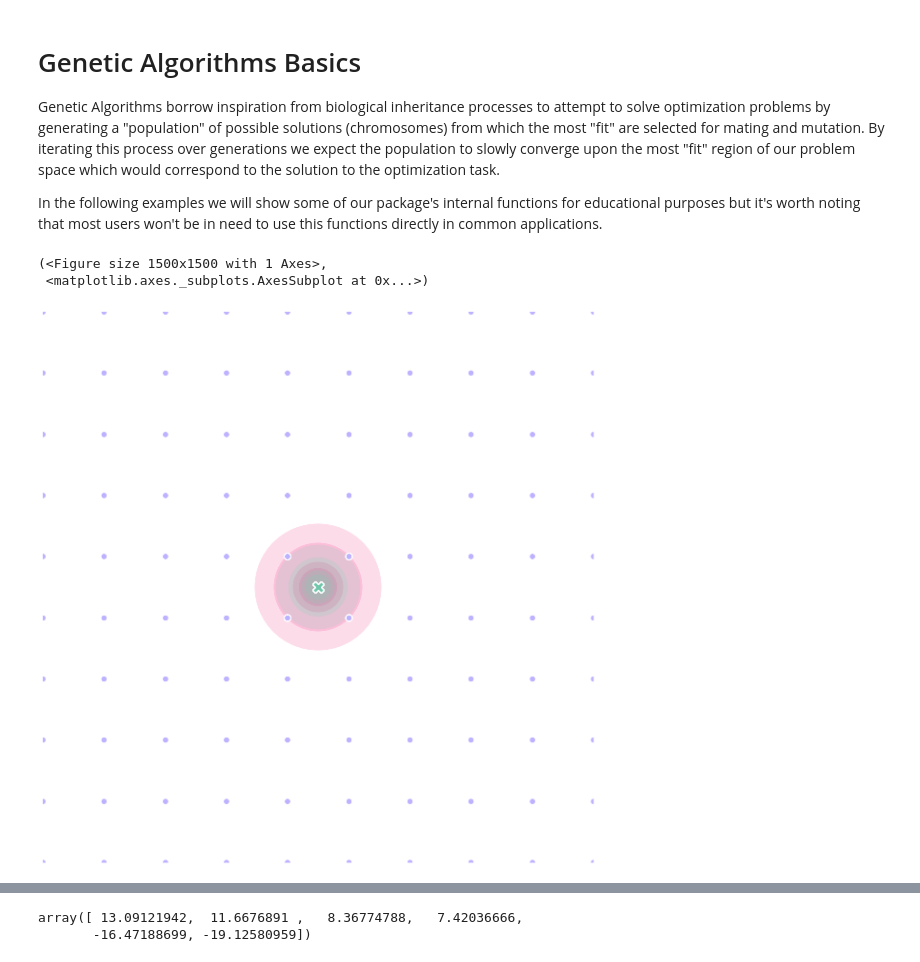
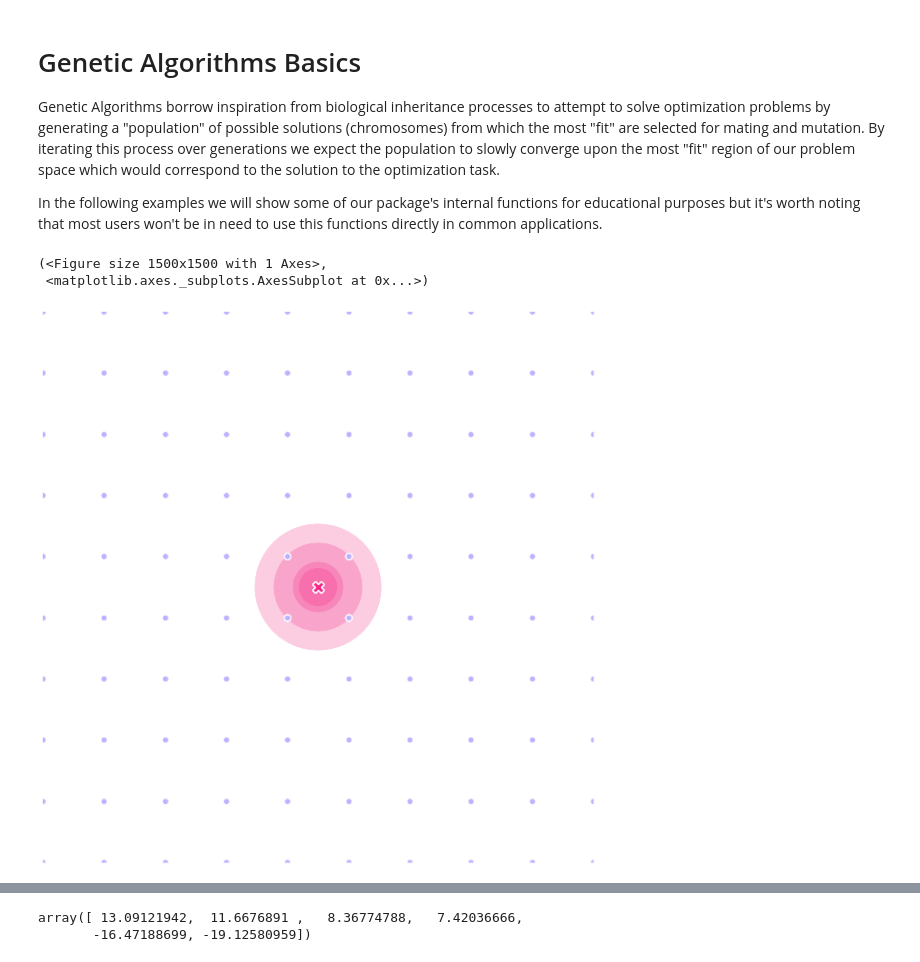
Before and after one commit to Chipdelmal/MGSurvE_Webinar2023, a Jupyter notebook: demos/optimization/ga.ipynb, the cells around one changed output, grey strips where cells are left out. Cells and saved outputs as stored; diff of their text form; code cells hidden in the pictures.

```diff
--- a/demos/optimization/ga.ipynb
+++ b/demos/optimization/ga.ipynb
@@ -14,39 +14,36 @@ import pandas as pd
 import MGSurvE as srv
 from copy import deepcopy
 import matplotlib.pyplot as plt
 # Setup data path and ID ------------------------------------------------------
 (ID, OUT_PTH) = ('gaPrimer', './out/')
 srv.makeFolder(OUT_PTH)
 # Generate a Regular Grid -----------------------------------------------------
 (PTS_NUM, BOX_SIDE) = (10, (-20, 20))
 xy = srv.ptsRegularGrid(PTS_NUM, (BOX_SIDE, BOX_SIDE)).T
 points = pd.DataFrame({'x': xy[0], 'y': xy[1], 't': [0]*xy.shape[1]})
 # Defining Traps --------------------------------------------------------------
 nullTraps = [0, 0, 0]
 traps = pd.DataFrame({
     'x': nullTraps, 'y': nullTraps,
-    't': [0, 0, 1], 'f': nullTraps
+    't': nullTraps, 'f': nullTraps
 })
-tKer = {
-    0: {'kernel': srv.exponentialDecay, 'params': {'A': .5, 'b': .50}},
-    1: {'kernel': srv.exponentialDecay, 'params': {'A': .5, 'b': .75}}
-}
+tKer = {0: {'kernel': srv.exponentialDecay, 'params': {'A': .5, 'b': .50}}}
 # Setting Landscape Object Up -------------------------------------------------
 lnd = srv.Landscape(
     points,
     kernelParams={'params': srv.MEDIUM_MOV_EXP_PARAMS, 'zeroInflation': .25},
     traps=traps, trapsKernels=tKer
 )
 # Plot Results ----------------------------------------------------------------
 (fig, ax) = plt.subplots(1, 1, figsize=(15, 15), sharey=False)
 lnd.plotSites(fig, ax, size=100)
 # lnd.plotMigrationNetwork(fig, ax, alphaMin=.6, lineWidth=25)
 lnd.plotTraps(fig, ax)
 srv.plotClean(fig, ax, bbox=lnd.landLimits)
 # %% [output]
 (<Figure size 1500x1500 with 1 Axes>,
  <matplotlib.axes._subplots.AxesSubplot at 0x...>)
-[figure, old version]
+[figure, new version]
 # %% [markdown]
 ## Problem Representation (mapping)
 
```
Also changed, not shown: 2 other files.
